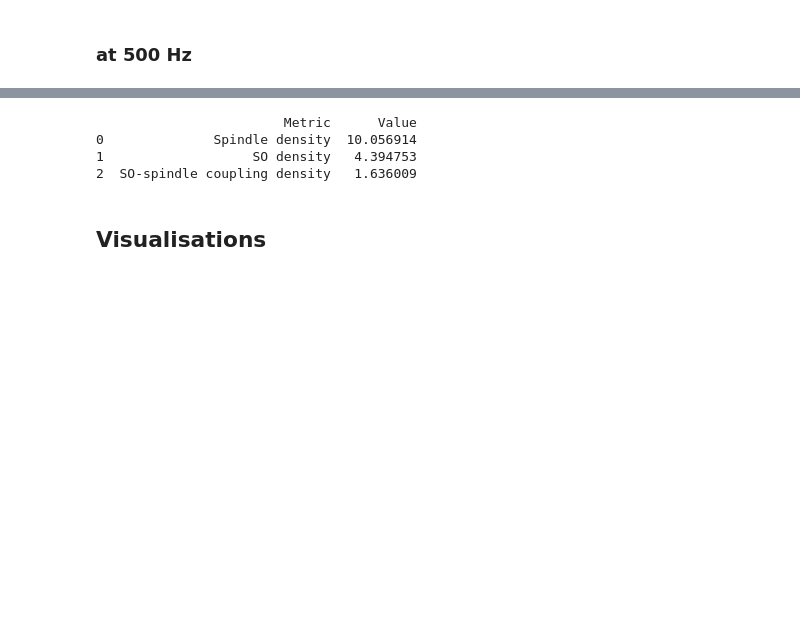
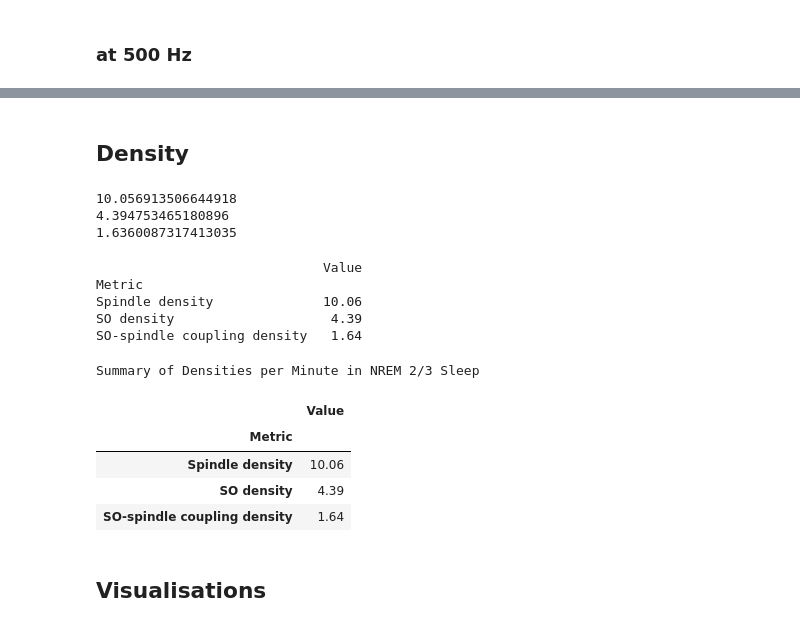
Before and after one commit to rosebrgs/MSc-Research-Project, a Jupyter notebook: MSc Research Project/Five_participants_visualisations.ipynb, the cells around one changed output, grey strips where cells are left out. Cells and saved outputs as stored; diff of their text form; code cells hidden in the pictures; blank space fills up the shorter version.

```diff
--- a/MSc Research Project/Five_participants_visualisations.ipynb
+++ b/MSc Research Project/Five_participants_visualisations.ipynb
@@ -786,5 +693,7 @@ Designing a one-pass, zero-phase, non-causal bandpass filter:
+# %% [markdown]
+## Density
 # %%
-## average number of SO, spindle or coupling per min
+# average number of SO, spindle or coupling per min
 sfreq = five_participants_raw.info['sfreq']
 
 # count number of events
@@ -796,25 +705,66 @@ num_so_spindle_coupling = len(so_spindle_coupling_times)
 duration_sec = five_participants_raw.times[-1]
 duration_min = duration_sec / 60
 
-# Averages
+# average per min (density)
 avg_spindles_per_min = num_spindles / duration_min
 avg_sos_per_min = num_slow_oscillations_times / duration_min
 avg_couplings_per_min = num_so_spindle_coupling / duration_min
+
+# print them
+print(avg_spindles_per_min)
+print(avg_sos_per_min)
+print(avg_couplings_per_min)
+# %% [output]
+10.056913506644918
+4.394753465180896
+1.6360087317413035
 # %%
-def summary_to_dataframe(avg_spindles_per_min, avg_sos_per_min, avg_couplinds_per_min):
+def summary_to_dataframe(avg_spindles_per_min, avg_sos_per_min, avg_couplings_per_min):
     data = {
         "Metric": ["Spindle density", "SO density", "SO-spindle coupling density"],
         "Value": [avg_spindles_per_min, avg_sos_per_min, avg_couplings_per_min]
     }
-    return pd.DataFrame(data)
-
-df_summary = summary_to_dataframe(avg_spindles_per_min, avg_sos_per_min, avg_couplings_per_min)
-print(df_summary)
+    df = pd.DataFrame(data)
+    df["Value"] = df["Value"].map("{:.2f}".format)
+    # only 2sf
+    df.set_index("Metric", inplace=True)
+    return df
-# %% [output]
-                        Metric      Value
-0              Spindle density  10.056914
-1                   SO density   4.394753
-2  SO-spindle coupling density   1.636009
+# %%
+# with my data:
+df_summary = summary_to_dataframe(avg_spindles_per_min, avg_sos_per_min, avg_couplings_per_min)
+print(df_summary)
+# %% [output]
+                             Value
+Metric
+Spindle density              10.06
+SO density                    4.39
+SO-spindle coupling density   1.64
+# %%
+# this creates the dataframe
+df_summary = summary_to_dataframe(avg_spindles_per_min, avg_sos_per_min, avg_couplings_per_min)
+
+# to style the dataframe
+styled_df = (
+    df_summary.style
+    .set_caption("Summary of Densities per Minute in NREM 2/3 Sleep")
+    .set_table_styles(
+        [
+            {"selector": "th", "props": [("font-weight", "bold"), ("text-align", "center")]},
+            {"selector": "td", "props": [("text-align", "center")]},
+        ]
+    )
+    .apply(lambda x: ['background-color: #f9f9f9' if i % 2 == 0 else 'background-color: #e0e0e0'
+                      for i in range(len(x))], axis=0)
+)
+
+styled_df
+# %% [output]
+Summary of Densities per Minute in NREM 2/3 Sleep
+|  | Value |
+| Metric |  |
+| Spindle density | 10.06 |
+| SO density | 4.39 |
+| SO-spindle coupling density | 1.64 |
 # %% [markdown]
 ## Visualisations
 # %% [markdown]
```
Also changed, not shown: parts of 25 cells of this notebook.
